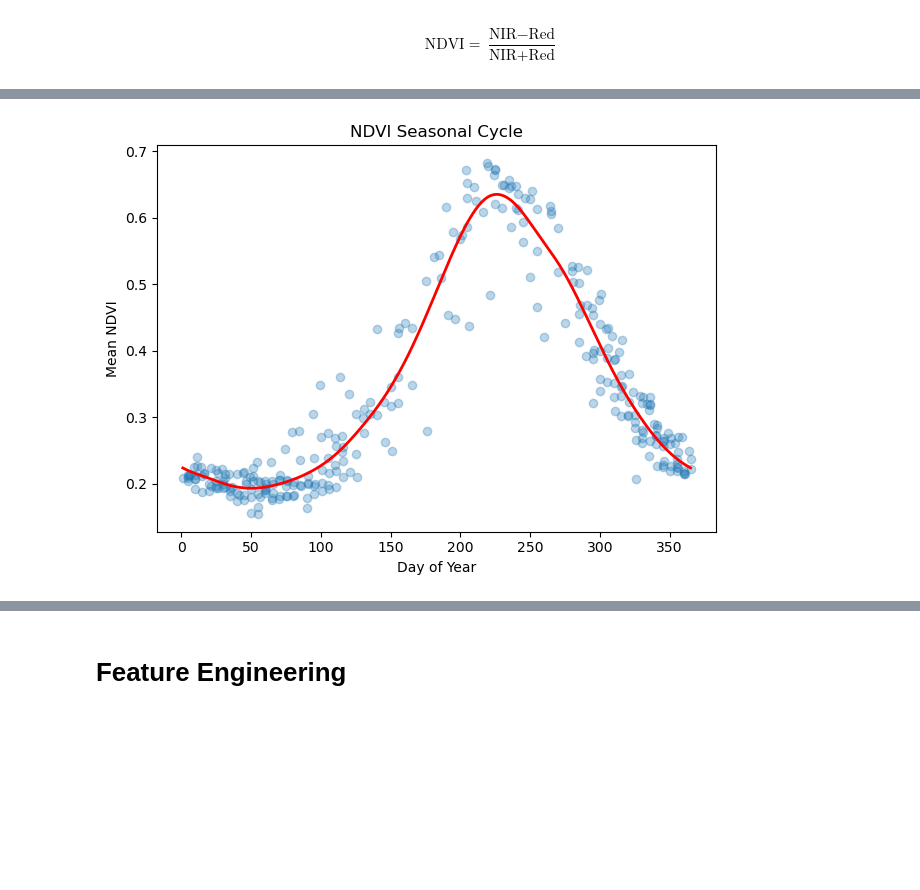
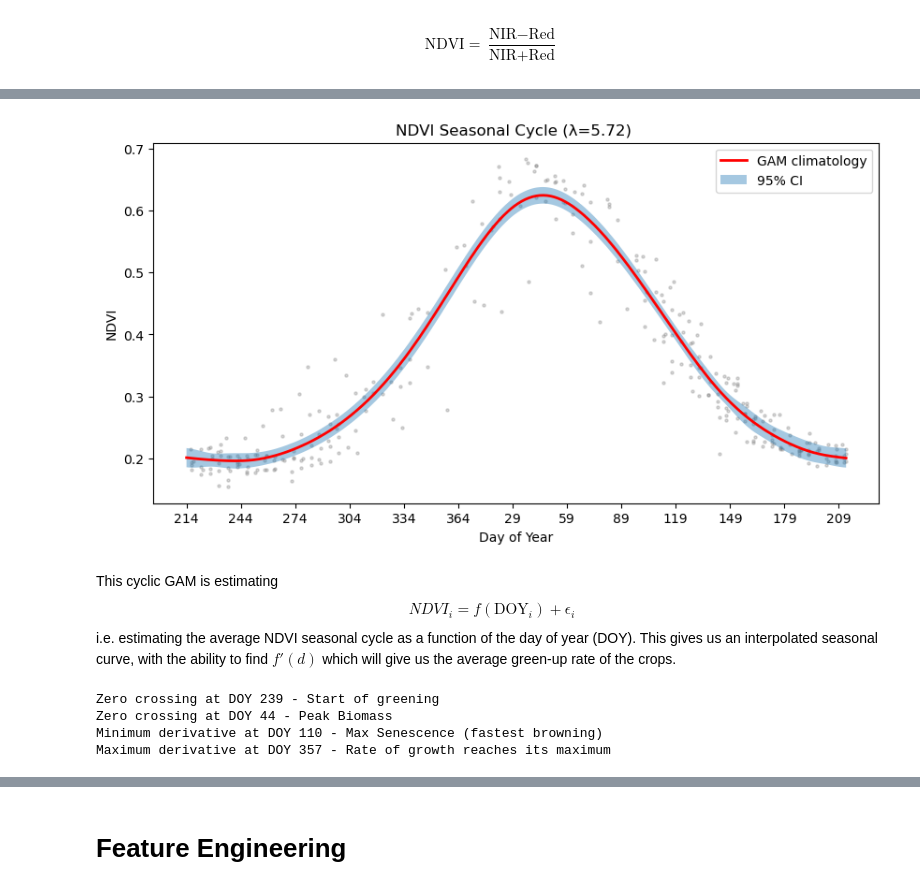
Before and after one commit to asembreek/fieldlens, a Jupyter notebook: notebooks/EDA and Dimensionality Reduction.ipynb, the cells around one changed output, grey strips where cells are left out. Cells and saved outputs as stored; diff of their text form; code cells hidden in the pictures; blank space fills up the shorter version.

Commit message:
Fit Seasonal GAM. Define shifted DOY axis. Define Ag_year feature for cumulative GDD

```diff
--- a/notebooks/EDA and Dimensionality Reduction.ipynb
+++ b/notebooks/EDA and Dimensionality Reduction.ipynb
@@ -119,12 +121,12 @@ Why is this important? For the simple reason that one of our spectral indices, N
 # %% [markdown]
 $$\text{NDVI}=\frac{\text{NIR} - \text{Red}}{\text{NIR} + \text{Red}}$$
 # %%
-jul1_doy = pd.Timestamp("2021-07-01").dayofyear
-
 plot_df = master_df[master_df["Timestamp"] < pd.to_datetime("2026-01-01")].copy()
 plot_df = plot_df.sort_values("Timestamp")
-#plot_df["doy"] = plot_df["Timestamp"].dt.dayofyeaar
-plot_df["doy"] = ((plot_df["Timestamp"].dt.dayofyear - jul1_doy) % 365) + 1
+plot_df["doy"] = plot_df["Timestamp"].dt.dayofyear
+
+#jul1_doy = pd.Timestamp("2021-07-01").dayofyear
+#plot_df["doy"] = ((plot_df["Timestamp"].dt.dayofyear - jul1_doy) % 365) + 1
 # %%
 
 clim = plot_df.groupby("doy")["NDVI_mean"].mean().sort_index()
@@ -141,0 +159,11 @@ plt.show()
+# %%
+# Shift data to approximately before the start of the growing steason
+shifted_doy = ((plot_df["Timestamp"].dt.dayofyear - shift) % 365) + 1
+plot_df["shifted_doy"] = shifted_doy
+
+doys = np.arange(1, 366)
+agr_doys = ((doys - shift) % 365) + 1
+
+# Define x-ticks for shifted axis
+x_ticks = np.arange(1, 366, 30)
+x_labels = ((x_ticks + shift - 1) % 365) + 1
@@ -142,18 +188,28 @@ plt.show()
 # %%
-X = plot_df["doy"].values.reshape(-1, 1)
+X = plot_df["shifted_doy"].values.reshape(-1, 1)
 y = plot_df["NDVI_mean"].values
 
-gam = LinearGAM(s(0, basis="cp")).fit(X, y)
+gam = LinearGAM(s(0, basis="cp"))
 
-doys = np.arange(1, 366)
-pred = gam.predict(doys)
+lam_grid = np.logspace(-5, 5, 100)
+gam.gridsearch(X, y, lam=lam_grid)
 
-plt.figure()
-plt.scatter(x = plot_df["doy"], y=plot_df["NDVI_mean"], alpha=0.3)
-plt.plot(doys, pred, linewidth=2, color="red")
-plt.title("NDVI Seasonal Cycle")
-plt.ylabel("Mean NDVI")
+X_pred = doys.reshape(-1, 1)
+pred = gam.predict(X_pred)
+ci = gam.confidence_intervals(X_pred, width=0.95)
+
+plt.figure(figsize=(10, 5))
+plt.title(f"NDVI Seasonal Cycle (λ={gam.terms[0].lam[0]:.2f}) ")
+
+plt.scatter(x = plot_df["shifted_doy"], y=plot_df["NDVI_mean"], alpha=0.3, s=5, color='grey')
+plt.plot(X_pred, pred, linewidth=2, color="red", label="GAM climatology")
+plt.fill_between(X_pred.flatten(), ci[:, 0], ci[:, 1], alpha=0.4, label="95% CI")
+
+plt.ylabel("NDVI")
+
+plt.xticks(x_ticks, labels=x_labels)
 plt.xlabel("Day of Year")
-plt.tight_layout()
+
+plt.legend()
 plt.show()
 # %% [output]
@@ -160,2 +217,31 @@ plt.show()
-[figure, old version]
+[figure, new version]
+# %% [markdown]
+This cyclic GAM is estimating $$NDVI_i = f(\text{DOY}_i)+\epsilon_i$$
+i.e. estimating the average NDVI seasonal cycle as a function of the day of year (DOY). This gives us an interpolated seasonal curve, with the ability to find $f'(d)$ which will give us the average green-up rate of the crops.
+# %%
+dy_dx = np.gradient(pred, doys)
+d2y_dx2 = np.gradient(dy_dx, doys)
+
+
+growing_season = 0
+peak_biomass = 0
+max_senescence = inv_shift_doy(np.argmin(dy_dx))
+max_green_up = inv_shift_doy(np.argmax(dy_dx))
+
+for i in range(len(dy_dx) - 1):
+    if dy_dx[i] * dy_dx[i+1] < 0:
+        if dy_dx[i] < 0:
+            growing_season = inv_shift_doy(doys[i])
+            print(f"Zero crossing at DOY {growing_season} - Start of greening")
+        else:
+            peak_biomass = inv_shift_doy(doys[i])
+            print(f"Zero crossing at DOY {peak_biomass} - Peak Biomass")
+
+print(f"Minimum derivative at DOY {max_senescence} - Max Senescence (fastest browning)")
+print(f"Maximum derivative at DOY {max_green_up} - Rate of growth reaches its maximum")
+# %% [output]
+Zero crossing at DOY 239 - Start of greening
+Zero crossing at DOY 44 - Peak Biomass
+Minimum derivative at DOY 110 - Max Senescence (fastest browning)
+Maximum derivative at DOY 357 - Rate of growth reaches its maximum
 # %%
```
Also changed, not shown: parts of 16 cells of this notebook, 1 other file.
